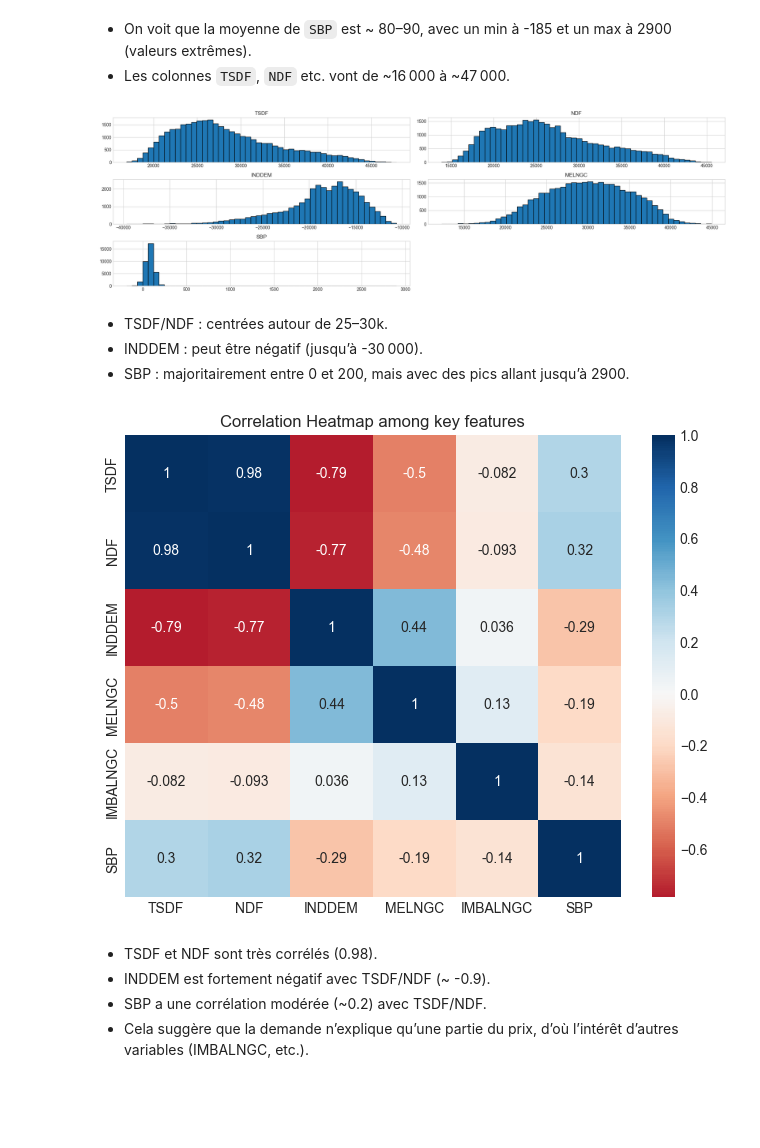
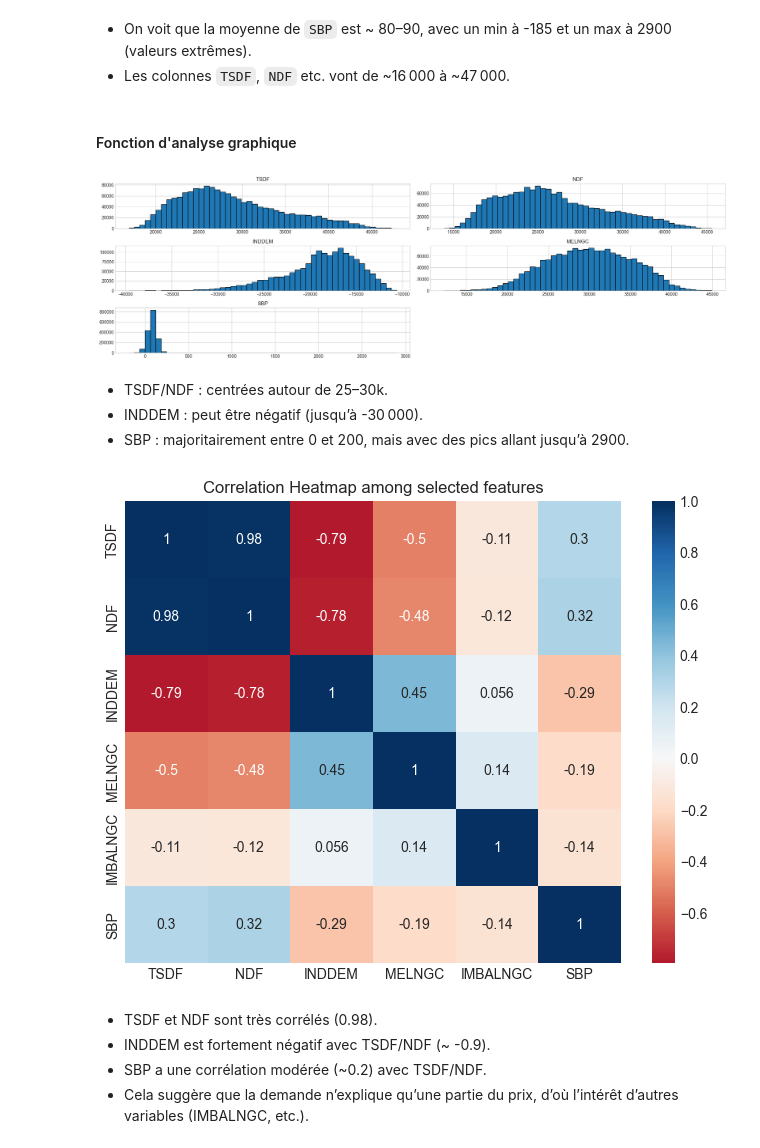
Before and after one commit to akyuzdilhan/GB_Power_Forecast, a Jupyter notebook: GB_Power_Market_IntraDay_Price_Forecast.ipynb, the cells around one changed output. Saved outputs shown, nothing was run; the diff lists cells and outputs as text; code cells hidden in the pictures; blank space fills up the shorter version.

```diff
--- a/GB_Power_Market_IntraDay_Price_Forecast.ipynb
+++ b/GB_Power_Market_IntraDay_Price_Forecast.ipynb
@@ -325,7 +537,10 @@ def merge_data_for_period(start_date: str, end_date: str, output_format="json")
 # %%
-start_date = "2023-02-15"
-end_date   = "2025-02-15"
+start_time = time.time()
 
-df = merge_data_for_period(start_date, end_date, output_format="json")
-df
+start_date = "2023-02-07"
+end_date   = "2025-02-18"
+
+df = merge_data_for_period(start_date, end_date, output_format="json", fetch_mid=True, data_providers=["APXMIDP"], fetch_fuelhh=True,
+                           fetch_windfor=True, fetch_lolpdrm=True, chunk_size_days=7)
+print("--- %s seconds ---" % (time.time() - start_time))
 # %% [output]
@@ -430,3 +634,5 @@ None
 # %% [markdown]
 - On voit que la moyenne de `SBP` est ~ 80–90, avec un min à -185 et un max à 2900 (valeurs extrêmes).
 - Les colonnes `TSDF`, `NDF` etc. vont de ~16 000 à ~47 000.
+# %% [markdown]
+#### Fonction d'analyse graphique
@@ -433,24 +699,17 @@ None
 # %%
 cols_to_plot = ["TSDF","NDF","INDDEM","MELNGC","SBP"]
-df[cols_to_plot].hist(figsize=(20,6), bins=50, edgecolor="black")
-plt.tight_layout()
-plt.show()
+plot_histograms(df, cols_to_plot=cols_to_plot, bins=50, figsize=(20,6))
 # %% [output]
-[figure, old version]
+[figure, new version]
 # %% [markdown]
 - TSDF/NDF : centrées autour de 25–30k.
 - INDDEM : peut être négatif (jusqu’à -30 000).
 - SBP : majoritairement entre 0 et 200, mais avec des pics allant jusqu’à 2900.
 # %%
 corr_cols = ["TSDF","NDF","INDDEM","MELNGC","IMBALNGC","SBP"]
-corr = df[corr_cols].corr()
-
-plt.figure(figsize=(8,6))
-sns.heatmap(corr, annot=True, cmap="RdBu", center=0)
-plt.title("Correlation Heatmap among key features")
-plt.show()
+plot_correlation_heatmap(df, corr_cols=corr_cols, figsize=(8,6))
 # %% [output]
-[figure, old version]
+[figure, new version]
 # %% [markdown]
 - TSDF et NDF sont très corrélés (0.98).
 - INDDEM est fortement négatif avec TSDF/NDF (~ -0.9).
```
Also changed, not shown: parts of 41 cells of this notebook.
